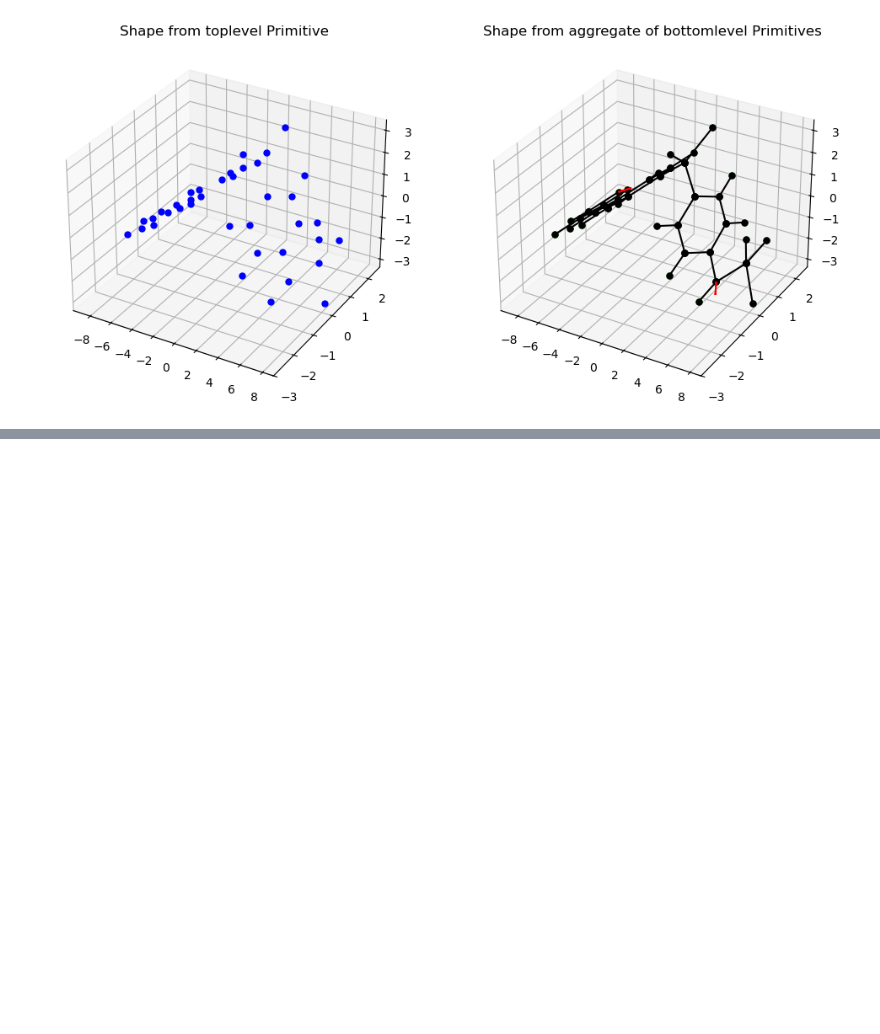
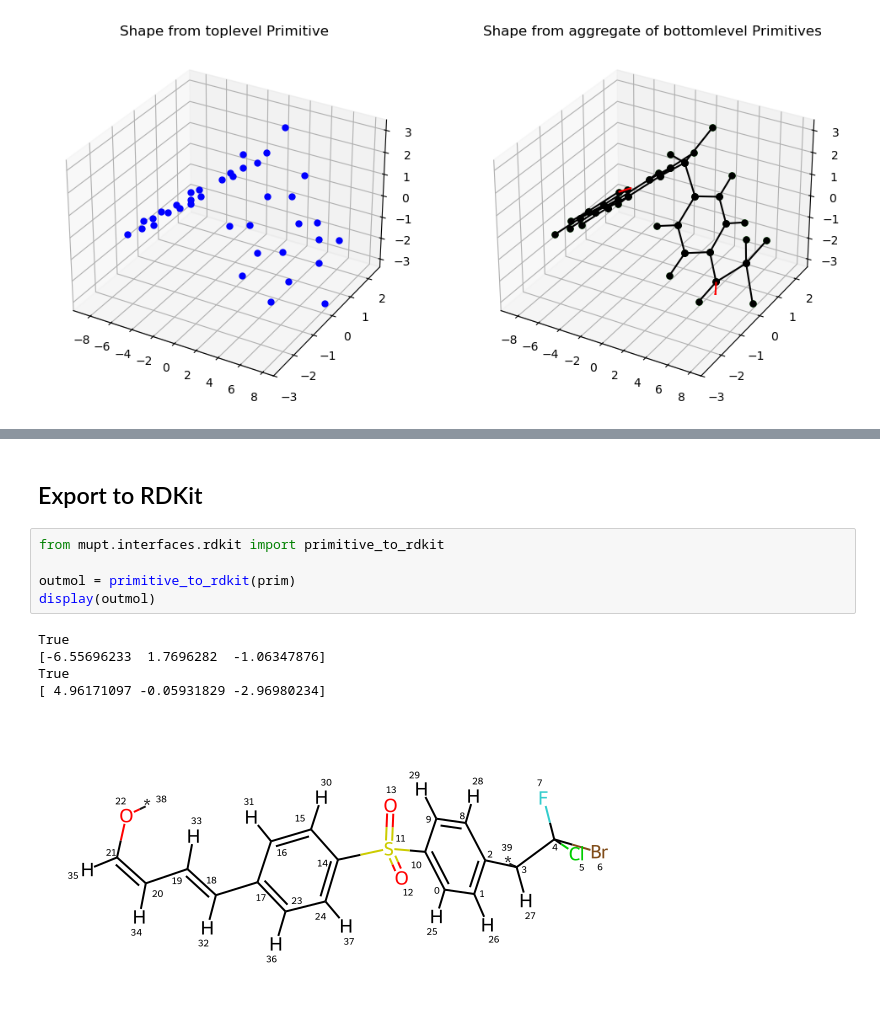
Before and after one commit to StephMcCallum/mupt-examples, a Jupyter notebook: mupt_primitives_rdkit.ipynb, the cells around one changed output, grey strips where cells are left out. Cells and saved outputs as stored; diff of their text form; blank space fills up the shorter version.

Commit message:
Added export to RDKit.mol to RDKit interfaces examples

```diff
--- a/mupt_primitives_rdkit.ipynb
+++ b/mupt_primitives_rdkit.ipynb
@@ -138,3 +140,16 @@ Primitive(shape=PointCloud, functionality=1, topology=TopologicalStructure(num_o
 1
 SINGLE:1
 ==
+# %% [markdown]
+## Export to RDKit
+# %%
+from mupt.interfaces.rdkit import primitive_to_rdkit
+
+outmol = primitive_to_rdkit(prim)
+display(outmol)
+# %% [output]
+True
+[-6.55696233  1.7696282  -1.06347876]
+True
+[ 4.96171097 -0.05931829 -2.96980234]
+[figure, added]
```
Also changed, not shown: parts of 9 cells of this notebook.
